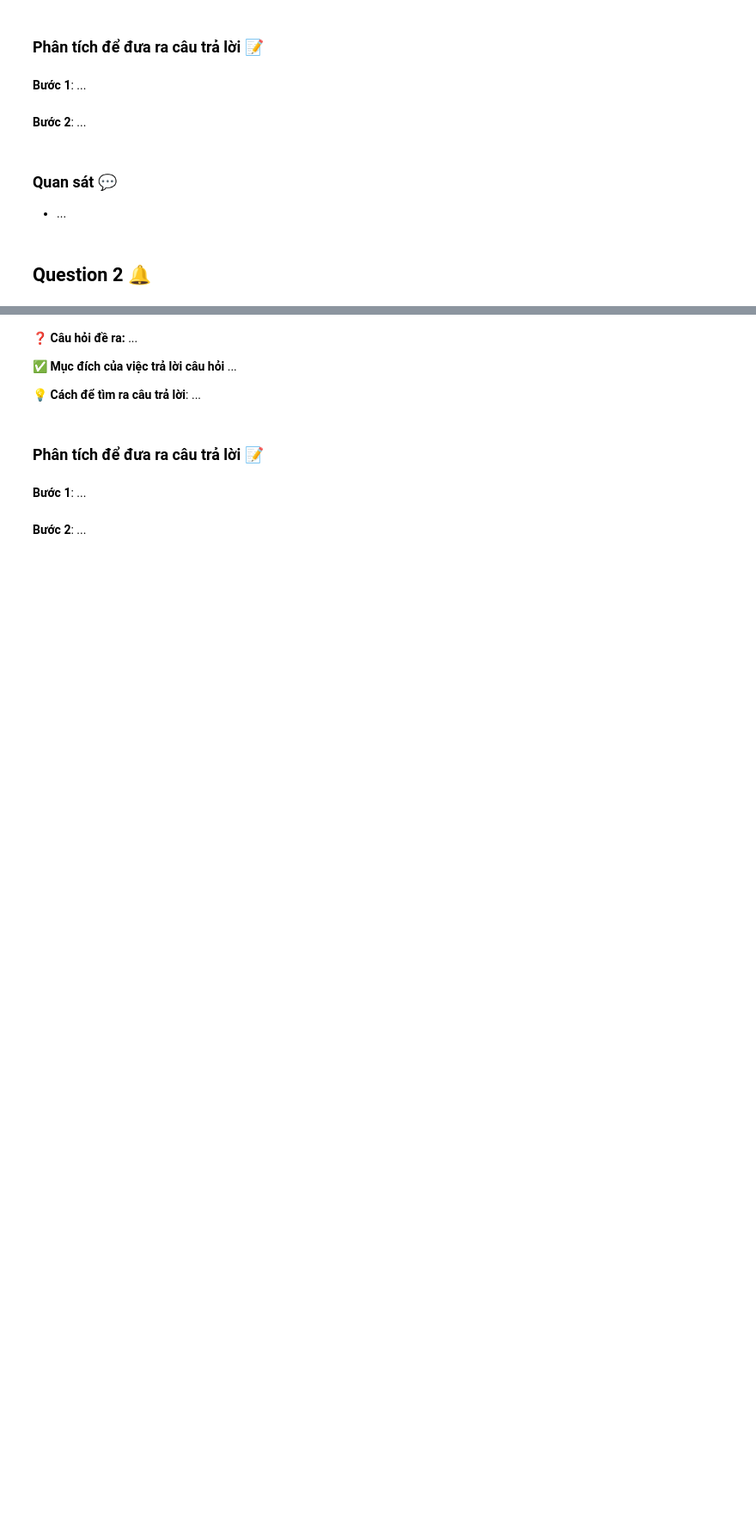
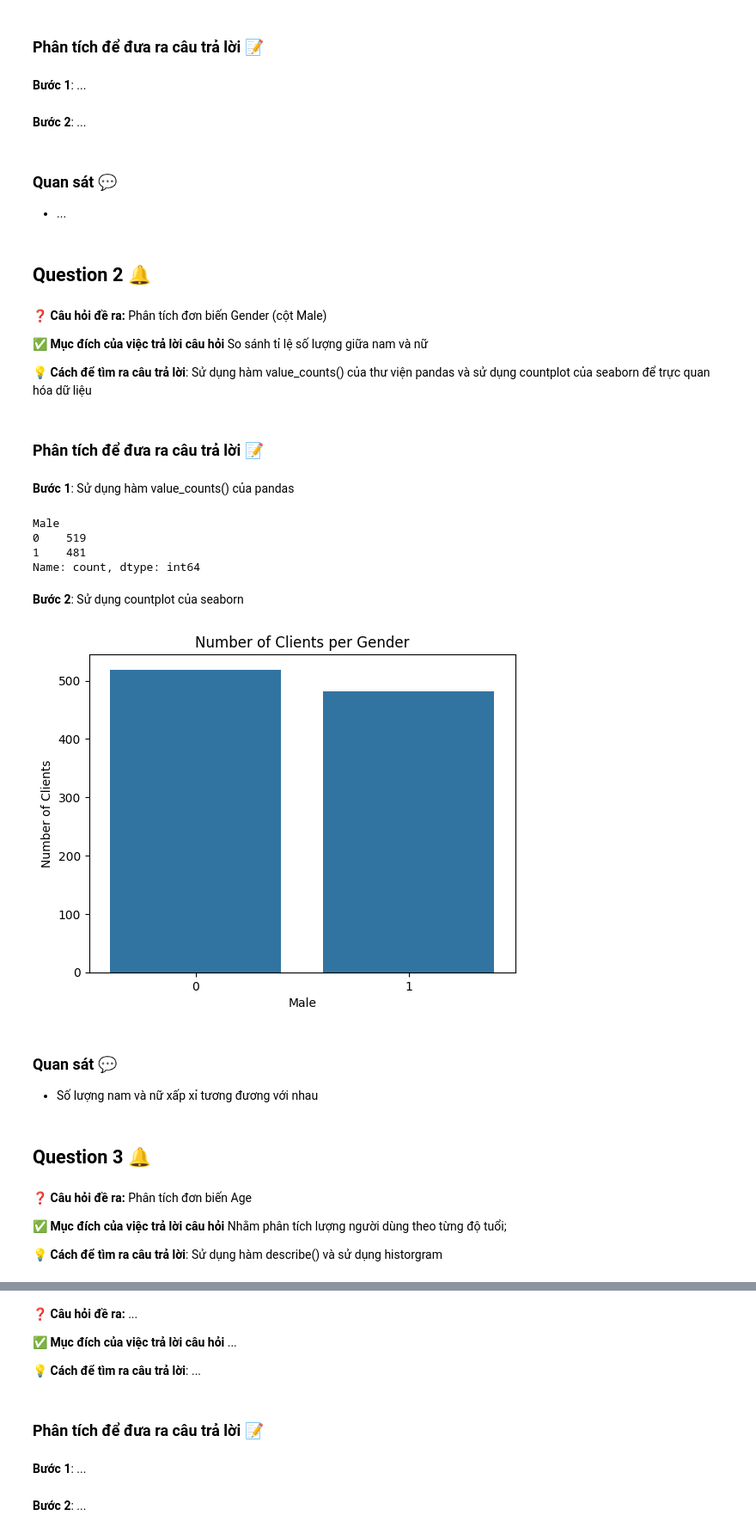
Before and after one commit to Alexieve/Applied-Data-Analytics, a Jupyter notebook: Notebooks/2-EDA/2_EDA.ipynb, the cells around one changed output, grey strips where cells are left out. Shown at 86% size. Saved outputs shown, nothing was run; the diff lists cells and outputs as text; code cells hidden in the pictures; blank space fills up the shorter version.

```diff
--- a/Notebooks/2-EDA/2_EDA.ipynb
+++ b/Notebooks/2-EDA/2_EDA.ipynb
@@ -130,3 +130,40 @@ BƯỚC 3: Phân tích đơn biến trong các cột dữ liệu số 🔥
 - ...
 # %% [markdown]
 ## **Question 2** 🔔
+# %% [markdown]
+❓  **Câu hỏi đề ra:** Phân tích đơn biến Gender (cột Male)
+
+✅  **Mục đích của việc trả lời câu hỏi** So sánh tỉ lệ số lượng giữa nam và nữ
+
+💡  **Cách để tìm ra câu trả lời**: Sử dụng hàm value_counts() của thư viện pandas và sử dụng countplot của seaborn để trực quan hóa dữ liệu
+# %% [markdown]
+### **Phân tích để đưa ra câu trả lời** 📝
+# %% [markdown]
+**Bước 1**: Sử dụng hàm value_counts() của pandas
+# %%
+df["Male"].value_counts()
+# %% [output]
+Male
+0    519
+1    481
+Name: count, dtype: int64
+# %% [markdown]
+**Bước 2**: Sử dụng countplot của seaborn
+# %%
+sns.countplot(data=df,x="Male")
+plt.title("Number of Clients per Gender")
+plt.ylabel("Number of Clients")
+plt.show()
+# %% [output]
+[figure, added]
+# %% [markdown]
+### **Quan sát** 💬
+- Số lượng nam và nữ xấp xỉ tương đương với nhau
+# %% [markdown]
+## **Question 3** 🔔
+# %% [markdown]
+❓  **Câu hỏi đề ra:** Phân tích đơn biến Age
+
+✅  **Mục đích của việc trả lời câu hỏi** Nhằm phân tích lượng người dùng theo từng độ tuổi;
+
+💡  **Cách để tìm ra câu trả lời**: Sử dụng hàm describe() và sử dụng historgram
```
Also changed, not shown: parts of 182 cells of this notebook.
